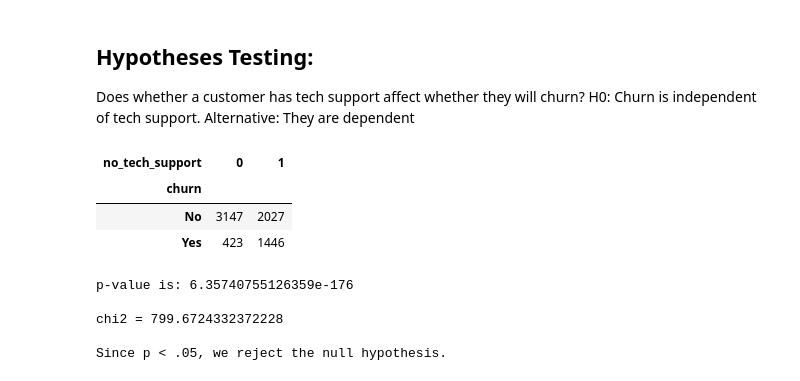
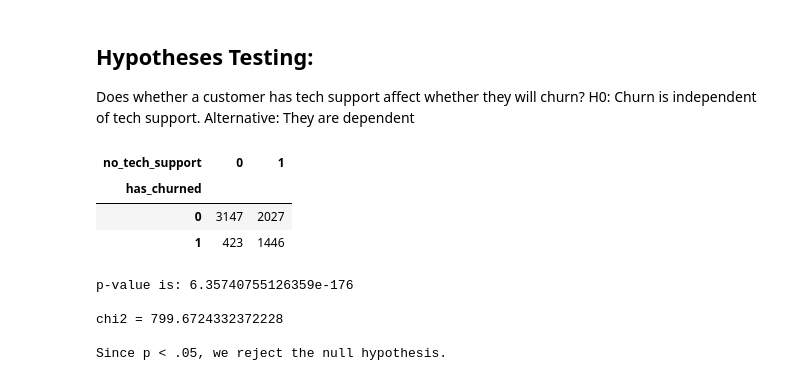
Before and after one commit to barbmarques/classification-project-telco, a Jupyter notebook: working_classification_project.ipynb, the cells around one changed output. Drawn from its saved outputs; the diff is of its cells as text; code cells hidden in the pictures.

```diff
--- a/working_classification_project.ipynb
+++ b/working_classification_project.ipynb
@@ -276,13 +296,13 @@ H0: Churn is independent of tech support.
 Alternative: They are dependent
 # %%
 #crosstab for tech support and churn
-observed = pd.crosstab(telco_churn['churn'],telco_churn['no_tech_support'])
+observed = pd.crosstab(telco_churn['has_churned'],telco_churn['no_tech_support'])
 observed
 # %% [output]
 | no_tech_support | 0 | 1 |
-| churn |  |  |
-| No | 3147 | 2027 |
-| Yes | 423 | 1446 |
+| has_churned |  |  |
+| 0 | 3147 | 2027 |
+| 1 | 423 | 1446 |
 # %%
 # Set our alpha
 alpha = .01
```
Also changed, not shown: parts of 33 cells of this notebook, 3 other files.
